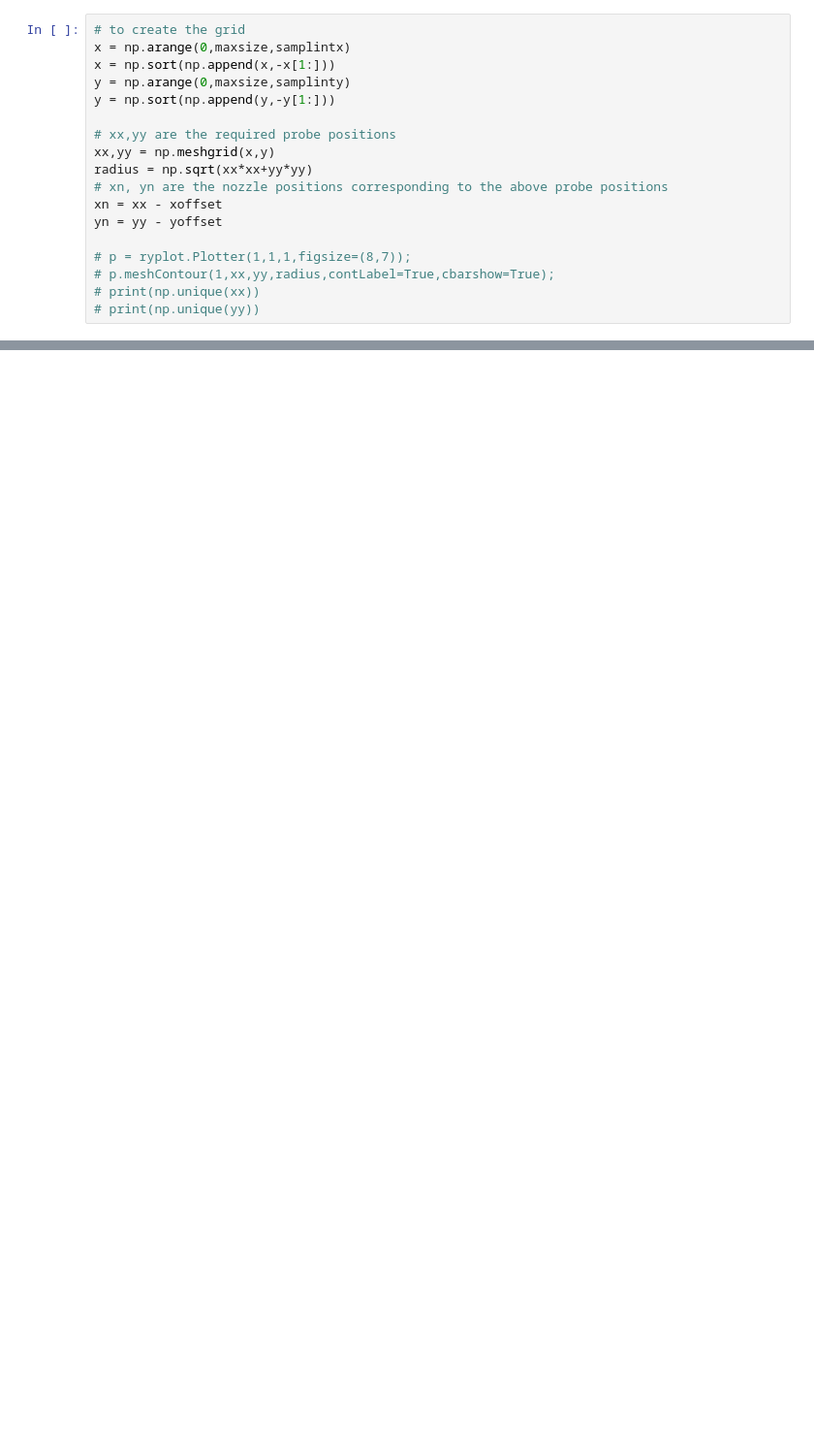
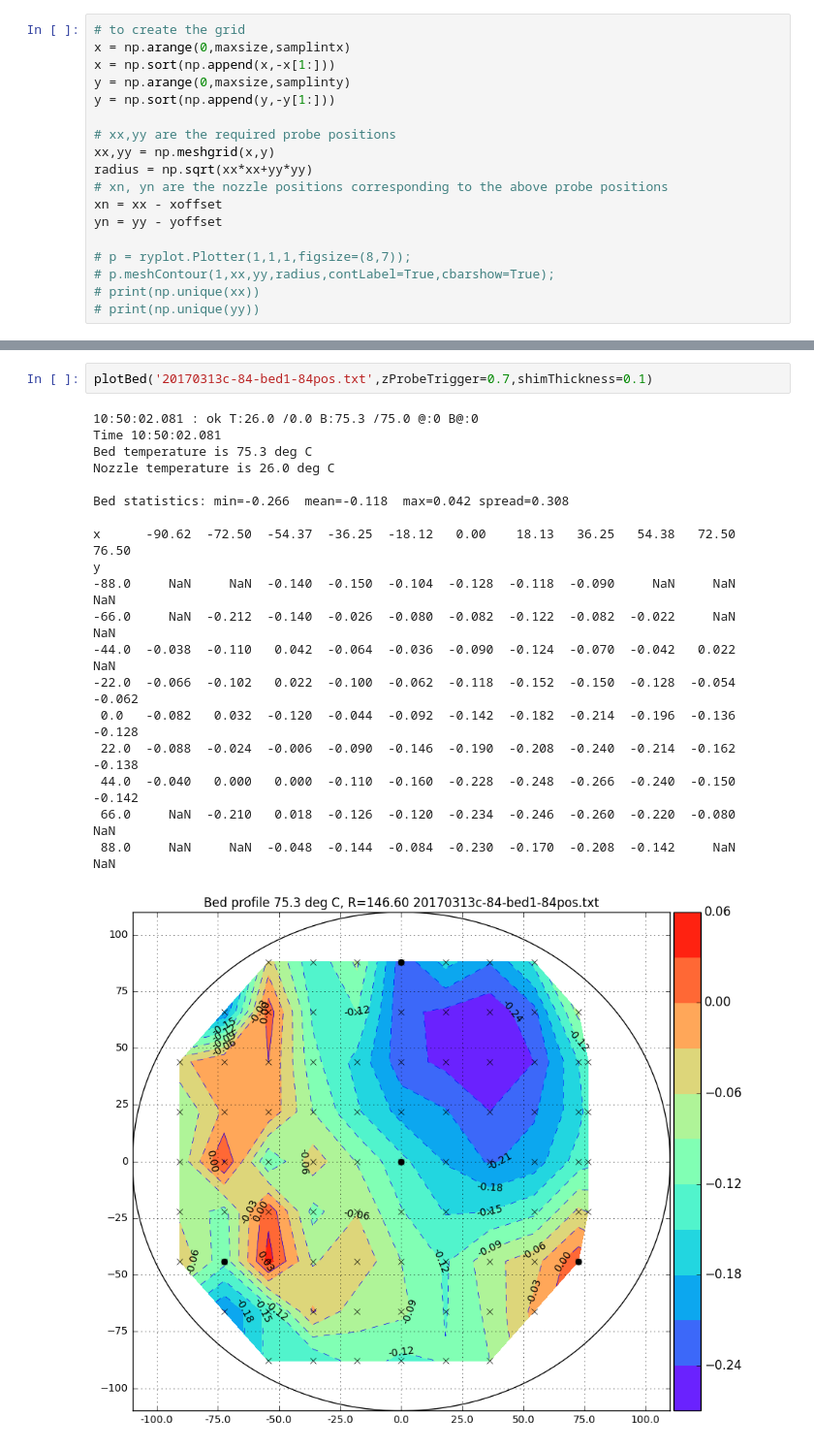
Before and after one commit to NelisW/my3D-Trium, a Jupyter notebook: building/CalcProbePoints.ipynb, the cells around one changed output, grey strips where cells are left out. Shown: that part at 97% size. Cells and saved outputs as stored; diff of their text form; blank space fills up the shorter version.

```diff
--- a/building/CalcProbePoints.ipynb
+++ b/building/CalcProbePoints.ipynb
@@ -235,0 +290,22 @@ y
+# %%
+plotBed('20170313c-84-bed1-84pos.txt',zProbeTrigger=0.7,shimThickness=0.1)
+# %% [output]
+10:50:02.081 : ok T:26.0 /0.0 B:75.3 /75.0 @:0 B@:0
+Time 10:50:02.081
+Bed temperature is 75.3 deg C
+Nozzle temperature is 26.0 deg C
+
+Bed statistics: min=-0.266  mean=-0.118  max=0.042 spread=0.308
+
+x      -90.62  -72.50  -54.37  -36.25  -18.12   0.00    18.13   36.25   54.38   72.50   76.50
+y
+-88.0     NaN     NaN  -0.140  -0.150  -0.104  -0.128  -0.118  -0.090     NaN     NaN     NaN
+-66.0     NaN  -0.212  -0.140  -0.026  -0.080  -0.082  -0.122  -0.082  -0.022     NaN     NaN
+-44.0  -0.038  -0.110   0.042  -0.064  -0.036  -0.090  -0.124  -0.070  -0.042   0.022     NaN
+-22.0  -0.066  -0.102   0.022  -0.100  -0.062  -0.118  -0.152  -0.150  -0.128  -0.054  -0.062
+ 0.0   -0.082   0.032  -0.120  -0.044  -0.092  -0.142  -0.182  -0.214  -0.196  -0.136  -0.128
+ 22.0  -0.088  -0.024  -0.006  -0.090  -0.146  -0.190  -0.208  -0.240  -0.214  -0.162  -0.138
+ 44.0  -0.040   0.000   0.000  -0.110  -0.160  -0.228  -0.248  -0.266  -0.240  -0.150  -0.142
+ 66.0     NaN  -0.210   0.018  -0.126  -0.120  -0.234  -0.246  -0.260  -0.220  -0.080     NaN
+ 88.0     NaN     NaN  -0.048  -0.144  -0.084  -0.230  -0.170  -0.208  -0.142     NaN     NaN
+[figure, added]
```
Also changed, not shown: parts of 16 cells of this notebook, 5 other files.
